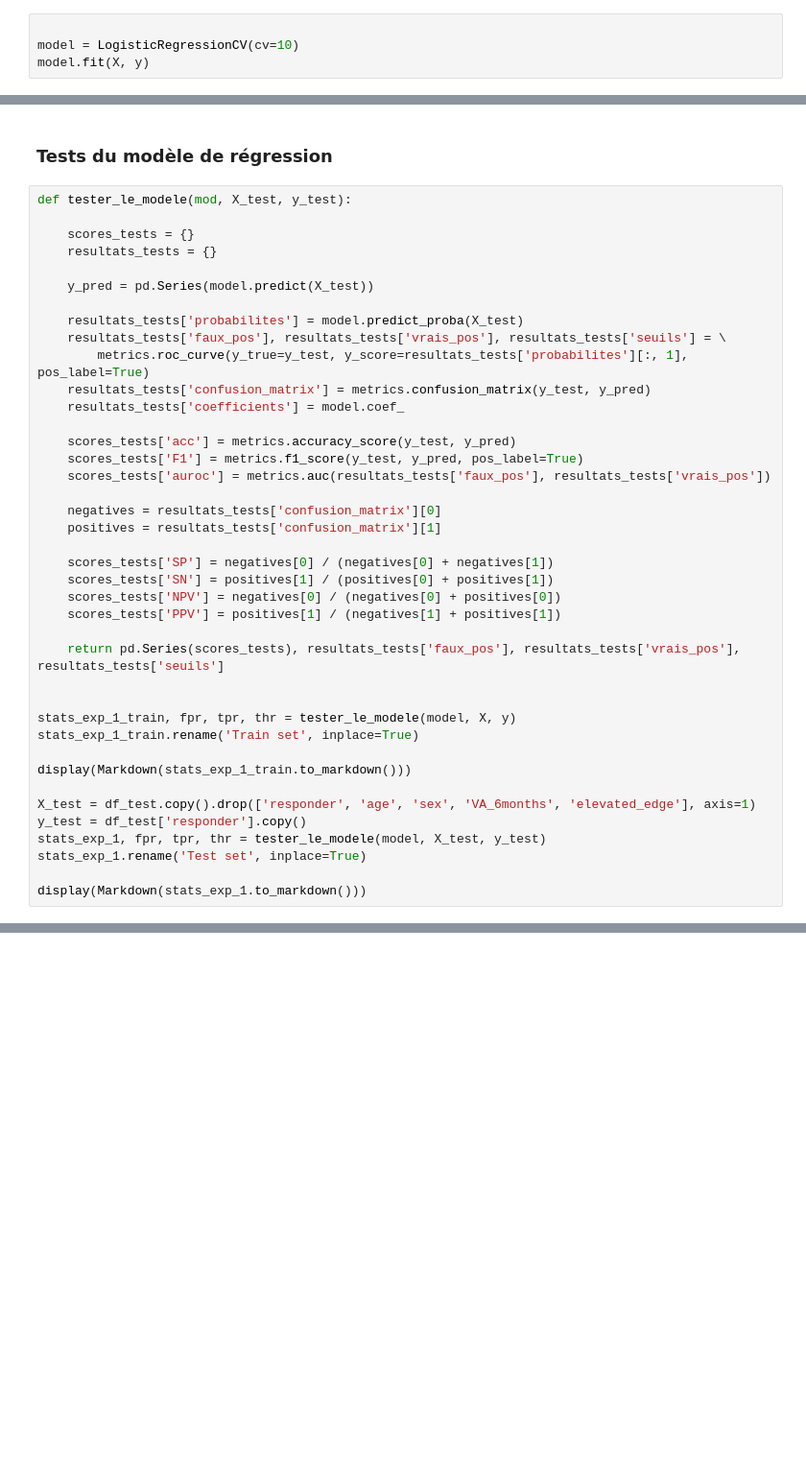
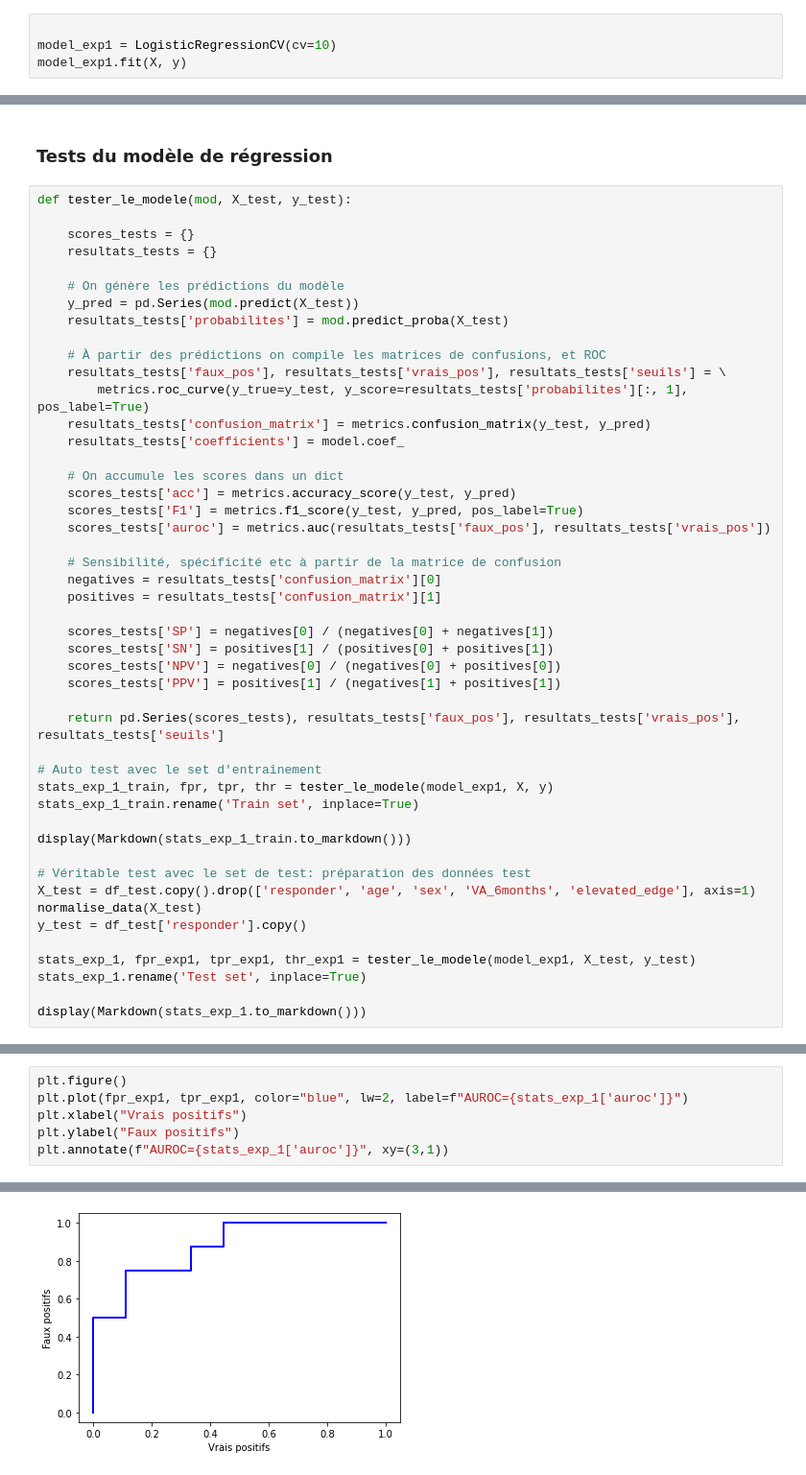
Before and after one commit to pascalcharp/trou_maculaire, a Jupyter notebook: experiences_regression_logistique.ipynb, the cells around one changed output, grey strips where cells are left out. Shown at 96% size. Drawn from its saved outputs; the diff is of its cells as text; blank space fills up the shorter version.

```diff
--- a/experiences_regression_logistique.ipynb
+++ b/experiences_regression_logistique.ipynb
@@ -331,8 +456,8 @@ y = df_train_lr['responder'].copy()
 ### Sélection du modèle de régression et entraînement
 # %%
 
-model = LogisticRegressionCV(cv=10)
-model.fit(X, y)
+model_exp1 = LogisticRegressionCV(cv=10)
+model_exp1.fit(X, y)
 # %% [output]
 LogisticRegressionCV(cv=10)
 # %% [markdown]
@@ -343,18 +468,22 @@ def tester_le_modele(mod, X_test, y_test):
     scores_tests = {}
     resultats_tests = {}
 
-    y_pred = pd.Series(model.predict(X_test))
+    # On génère les prédictions du modèle
+    y_pred = pd.Series(mod.predict(X_test))
+    resultats_tests['probabilites'] = mod.predict_proba(X_test)
 
-    resultats_tests['probabilites'] = model.predict_proba(X_test)
+    # À partir des prédictions on compile les matrices de confusions, et ROC
     resultats_tests['faux_pos'], resultats_tests['vrais_pos'], resultats_tests['seuils'] = \
         metrics.roc_curve(y_true=y_test, y_score=resultats_tests['probabilites'][:, 1], pos_label=True)
     resultats_tests['confusion_matrix'] = metrics.confusion_matrix(y_test, y_pred)
     resultats_tests['coefficients'] = model.coef_
 
+    # On accumule les scores dans un dict
     scores_tests['acc'] = metrics.accuracy_score(y_test, y_pred)
     scores_tests['F1'] = metrics.f1_score(y_test, y_pred, pos_label=True)
     scores_tests['auroc'] = metrics.auc(resultats_tests['faux_pos'], resultats_tests['vrais_pos'])
 
+    # Sensibilité, spécificité etc à partir de la matrice de confusion
     negatives = resultats_tests['confusion_matrix'][0]
     positives = resultats_tests['confusion_matrix'][1]
 
@@ -365,15 +494,18 @@ def tester_le_modele(mod, X_test, y_test):
 
     return pd.Series(scores_tests), resultats_tests['faux_pos'], resultats_tests['vrais_pos'], resultats_tests['seuils']
 
-
-stats_exp_1_train, fpr, tpr, thr = tester_le_modele(model, X, y)
+# Auto test avec le set d'entraînement
+stats_exp_1_train, fpr, tpr, thr = tester_le_modele(model_exp1, X, y)
 stats_exp_1_train.rename('Train set', inplace=True)
 
 display(Markdown(stats_exp_1_train.to_markdown()))
 
+# Véritable test avec le set de test: préparation des données test
 X_test = df_test.copy().drop(['responder', 'age', 'sex', 'VA_6months', 'elevated_edge'], axis=1)
+normalise_data(X_test)
 y_test = df_test['responder'].copy()
-stats_exp_1, fpr, tpr, thr = tester_le_modele(model, X_test, y_test)
+
+stats_exp_1, fpr_exp1, tpr_exp1, thr_exp1 = tester_le_modele(model_exp1, X_test, y_test)
 stats_exp_1.rename('Test set', inplace=True)
 
 display(Markdown(stats_exp_1.to_markdown()))
@@ -396,3 +528,10 @@ display(Markdown(stats_exp_1.to_markdown()))
 | SN    |   0.75     |
 | NPV   |   0.777778 |
 | PPV   |   0.75     |
+# %%
+plt.figure()
+plt.plot(fpr_exp1, tpr_exp1, color="blue", lw=2, label=f"AUROC={stats_exp_1['auroc']}")
+plt.xlabel("Vrais positifs")
+plt.ylabel("Faux positifs")
+plt.annotate(f"AUROC={stats_exp_1['auroc']}", xy=(3,1))
+# %% [output]
@@ -398,0 +539 @@ display(Markdown(stats_exp_1.to_markdown()))
+[figure, added]
```
Also changed, not shown: parts of 8 cells of this notebook.
